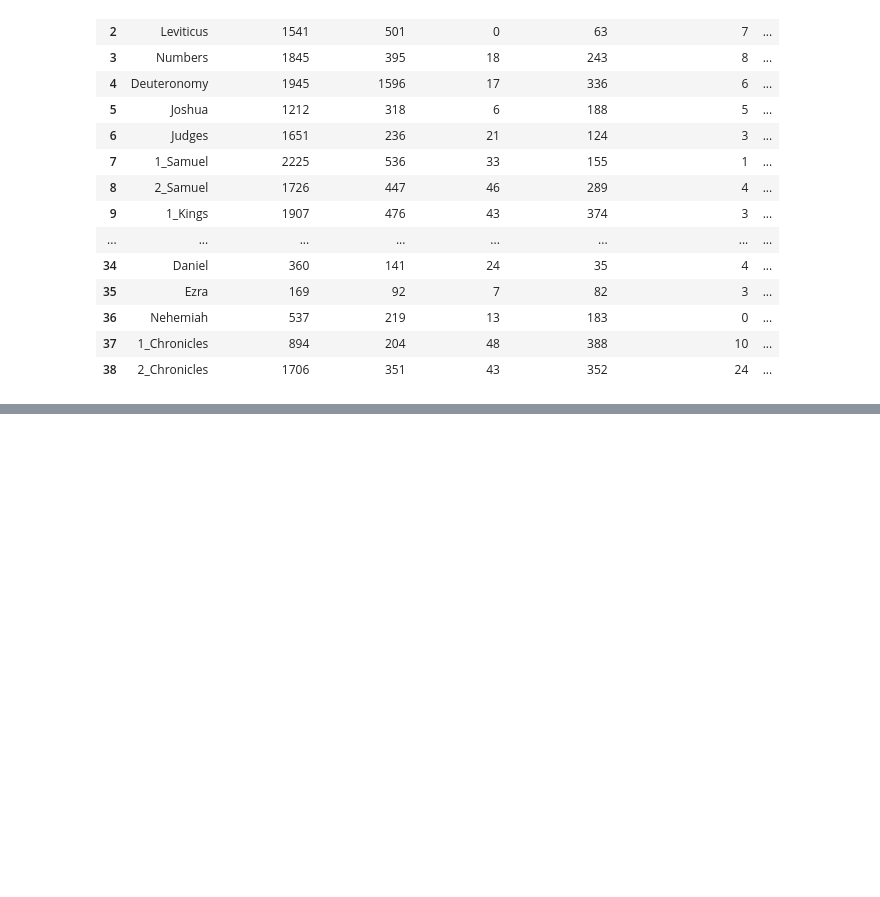
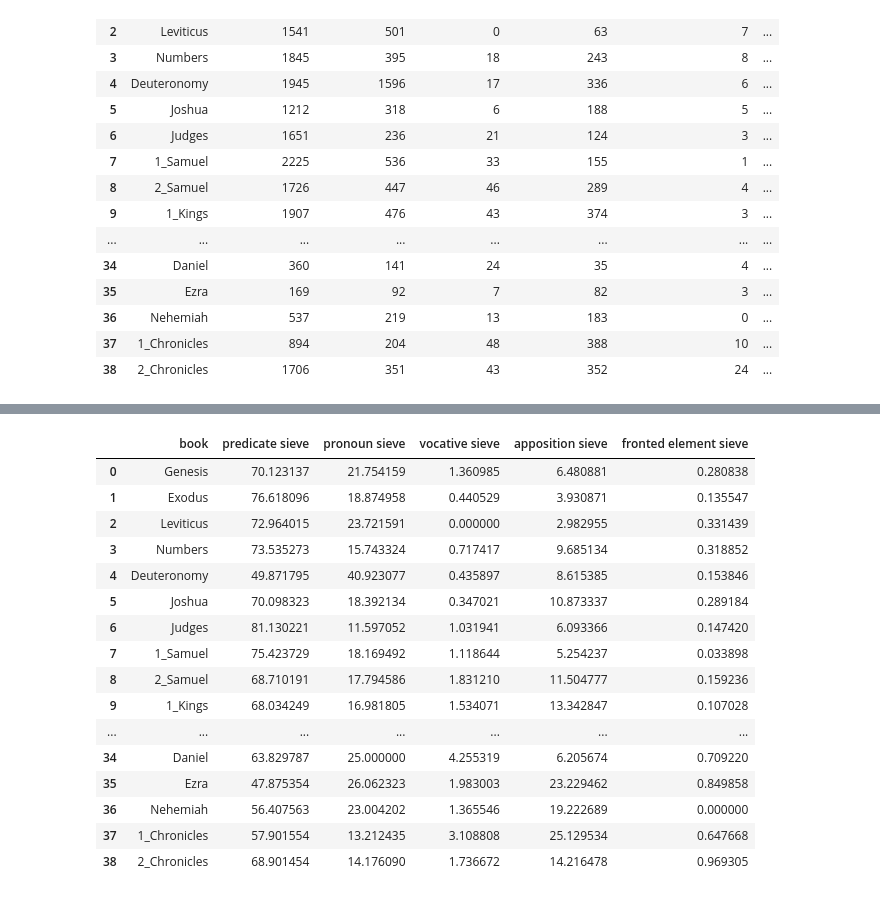
Before and after one commit to cmerwich/participant-analysis, a Jupyter notebook: mimi/mimi-hb/mimi-hb.ipynb, the cells around one changed output, grey strips where cells are left out. Saved outputs shown, nothing was run; the diff lists cells and outputs as text; code cells hidden in the pictures; blank space fills up the shorter version.

```diff
--- a/mimi/mimi-hb/mimi-hb.ipynb
+++ b/mimi/mimi-hb/mimi-hb.ipynb
@@ -202,2 +230,22 @@ sieve_stats_df
+# %%
+res
+# %% [output]
+|  | book | predicate sieve | pronoun sieve | vocative sieve | apposition sieve | fronted element sieve |
+| 0 | Genesis | 70.123137 | 21.754159 | 1.360985 | 6.480881 | 0.280838 |
+| 1 | Exodus | 76.618096 | 18.874958 | 0.440529 | 3.930871 | 0.135547 |
+| 2 | Leviticus | 72.964015 | 23.721591 | 0.000000 | 2.982955 | 0.331439 |
+| 3 | Numbers | 73.535273 | 15.743324 | 0.717417 | 9.685134 | 0.318852 |
+| 4 | Deuteronomy | 49.871795 | 40.923077 | 0.435897 | 8.615385 | 0.153846 |
+| 5 | Joshua | 70.098323 | 18.392134 | 0.347021 | 10.873337 | 0.289184 |
+| 6 | Judges | 81.130221 | 11.597052 | 1.031941 | 6.093366 | 0.147420 |
+| 7 | 1_Samuel | 75.423729 | 18.169492 | 1.118644 | 5.254237 | 0.033898 |
+| 8 | 2_Samuel | 68.710191 | 17.794586 | 1.831210 | 11.504777 | 0.159236 |
+| 9 | 1_Kings | 68.034249 | 16.981805 | 1.534071 | 13.342847 | 0.107028 |
+| ... | ... | ... | ... | ... | ... | ... |
+| 34 | Daniel | 63.829787 | 25.000000 | 4.255319 | 6.205674 | 0.709220 |
+| 35 | Ezra | 47.875354 | 26.062323 | 1.983003 | 23.229462 | 0.849858 |
+| 36 | Nehemiah | 56.407563 | 23.004202 | 1.365546 | 19.222689 | 0.000000 |
+| 37 | 1_Chronicles | 57.901554 | 13.212435 | 3.108808 | 25.129534 | 0.647668 |
+| 38 | 2_Chronicles | 68.901454 | 14.176090 | 1.736672 | 14.216478 | 0.969305 |
 # %%
 ExportToLatex(OUTPUT_LOC, 'sieve_stats_hb', sieve_stats_df, indx = False)
```
Also changed, not shown: parts of 4 cells of this notebook, 44 other files.
